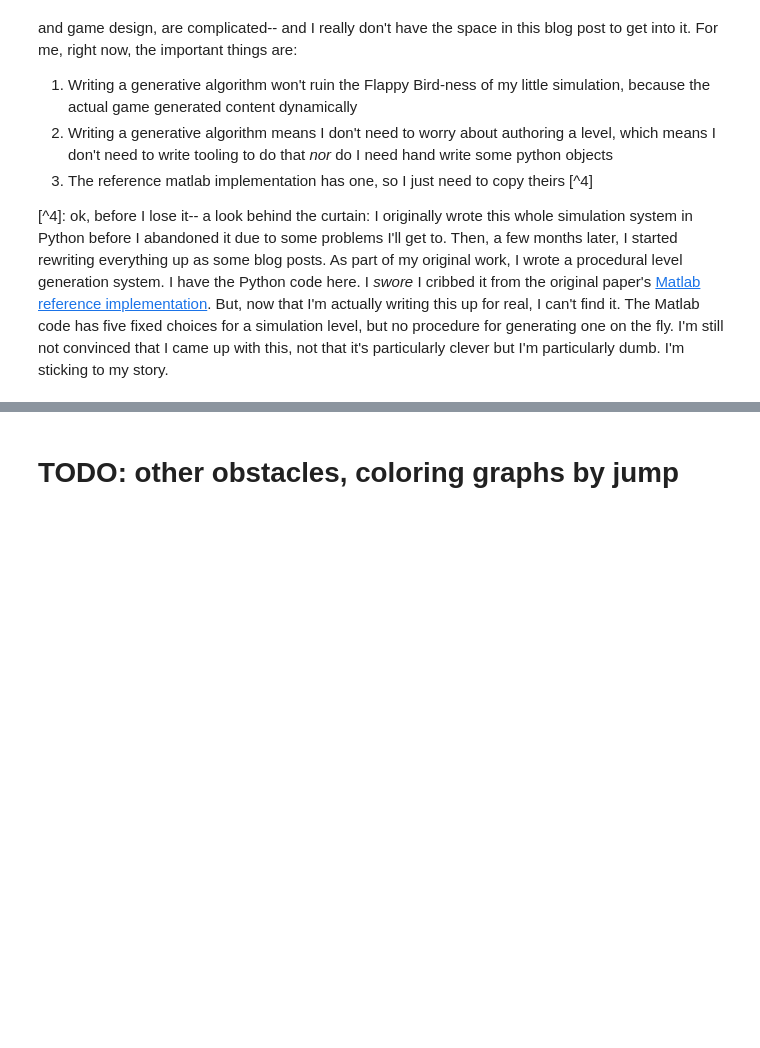
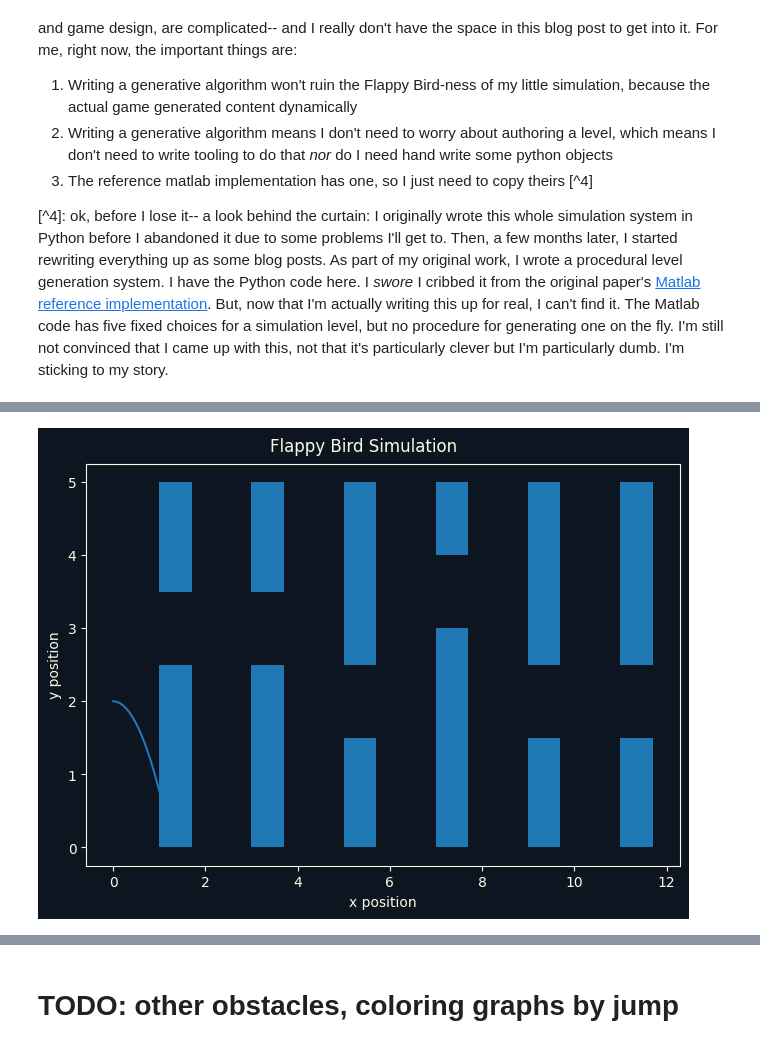
Before and after one commit to BunnyBlit/Blather, a Jupyter notebook: src/flapping-birds.ipynb, the cells around one changed output, grey strips where cells are left out. Saved outputs shown, nothing was run; the diff lists cells and outputs as text; code cells hidden in the pictures; blank space fills up the shorter version.

Commit message:
tested level generator

```diff
--- a/src/flapping-birds.ipynb
+++ b/src/flapping-birds.ipynb
@@ -800,8 +800,53 @@ def generate_flappy_level(seed: Optional[int]) -> FlappyLevel:
     for i in range(num_gaps):
         left_side = x_start + x_period * i
         bottom_pipe_height = random.choice(heights)
-        top_pipe_height = 5 - (bottom_pipe_height + gap)
+        top_pipe_height = upper_bound - (bottom_pipe_height + gap)
         pipes.append(BoundingBox((left_side, bottom_pipe_height), pipe_width, bottom_pipe_height))
         pipes.append(BoundingBox((left_side, upper_bound), pipe_width, top_pipe_height))
 
     return FlappyLevel(lower_bound, upper_bound, pipes)
+
+hybrid_system_params = SystemParameters(0.0, 5.0, 5)
+start_state = State(x_pos=0.0, y_pos=2.0, y_vel=0.0, pressed=0.0)
+generated_level = generate_flappy_level(99)
+sim = FlappyHybridSim(generated_level)
+solution = sim.solve_system(hybrid_system_params, start_state)
+# %%
+write_csv(solution, "../tmp/flapping_birds_single_flap_gen_level.csv")
+data = SimData.from_csv(
+    Path("../tmp/flapping_birds_single_flap_gen_level.csv")
+)
+graph = Graph(
+    background=blog_palette["background"],
+    foreground=blog_palette["foreground"],
+    title="Flappy Bird Simulation",
+    figures=[(1,1,1)]
+)
+graph.set_axis_labels(0, "y position", "x position")
+for idx, bbox in enumerate(sim.level.obstacles):
+    box_id = f"flappy-pipe-{idx}"
+    graph.add_rectangle(0, bbox.top_left, bbox.width, bbox.height, box_id)
+    graph.add_style(
+        box_id,
+        block_css_fmt,
+        {
+           "style_name": "pipe",
+           "stroke_color": blog_palette["foreground"],
+           "fill_color": blog_palette["background_var"]
+        }
+    )
+plotted_ids = graph.plot(0, data.x_pos, data.y_pos, "flappy-height")
+for id in plotted_ids:
+    graph.add_style(
+        id,
+        animated_path_css_fmt,
+        {
+            "style_name": "animated_path",
+            "stroke_color": blog_palette["foreground"],
+            "fill_color": blog_palette["background"]
+        }
+    )
+
+graph.save("../content/images/flapping_birds_single_flap_gen_level.svg")
+# %% [output]
+[figure, added]
```
Also changed, not shown: parts of 1 cell of this notebook, 2 other files.
